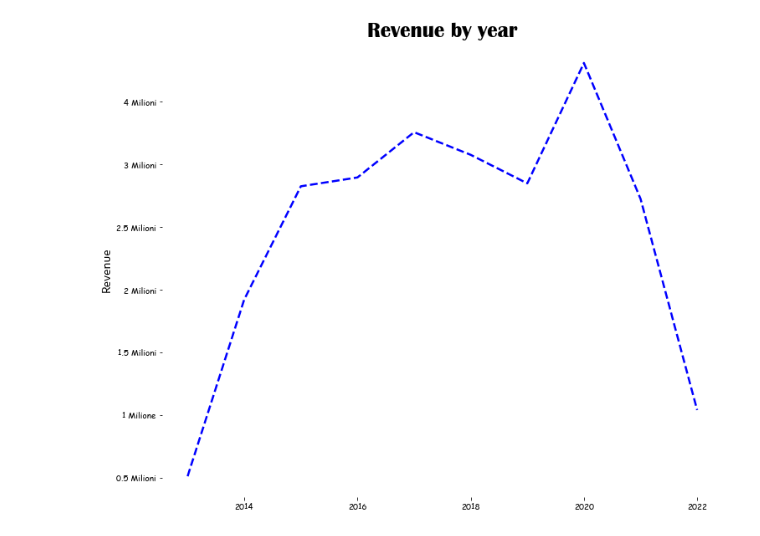
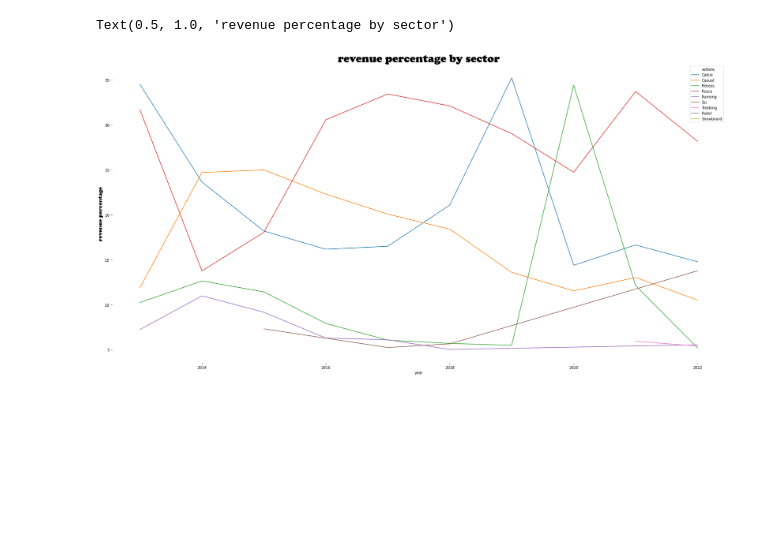
Before and after one commit to PaoloComensoli/progetto-dslab, a Jupyter notebook: src/exploration.ipynb, the cells around one changed output. Saved outputs shown, nothing was run; the diff lists cells and outputs as text; code cells hidden in the pictures; blank space fills up the shorter version.

```diff
--- a/src/exploration.ipynb
+++ b/src/exploration.ipynb
@@ -24,6 +36,10 @@ facet.map(sns.lineplot, 'data', 'totale');
 # %%
 fig, ax = plt.subplots(1,1, figsize = (30,15))
-sns.lineplot(data = revenue_by_year_in_percentage[revenue_by_year_in_percentage.totale > 5], x = 'year', y = 'totale', hue = 'settore',  ax = ax)
+sns.lineplot(data = revenue_by_year_and_sector_in_percentage[revenue_by_year_and_sector_in_percentage.totale > 5], x = 'year', y = 'totale', hue = 'settore',  ax = ax)
 plt.legend(loc = 'upper right')
 plt.box(False)
 ax.set_ylabel('revenue percentage', fontsize = 15, fontname = 'Cooper Black')
+ax.set_title('revenue percentage by sector', fontsize = 30, fontname = 'Cooper Black')
+# %% [output]
+Text(0.5, 1.0, 'revenue percentage by sector')
+[figure, added]
@@ -36,11 +45,0 @@ plt.show()
-# %%
-total_revenue_by_year = data = df.groupby('year')['totale'].sum().reset_index()
-fig, ax = plt.subplots(1,1, figsize = (12,10))
-ax.plot(total_revenue_by_year.year, total_revenue_by_year.totale, linestyle = 'dashed' , linewidth = 2.5, color = 'blue')
-ax.set_ylabel('Revenue', fontsize = 15, fontname = 'Corbel')
-ax.set_title('Revenue by year', fontsize = 25, fontname = 'Britannic Bold')
-ax.set_yticklabels(["0 ", "0.5 Milioni", "1 Milione", "1.5 Milioni", "2 Milioni", "2.5 Milioni", "3 Milioni", "4 Milioni", "4.5 Milioni" ])
-
-plt.box(False)
-# %% [output]
-[figure, removed]
```
Also changed, not shown: parts of 9 cells of this notebook, 2 other files.
